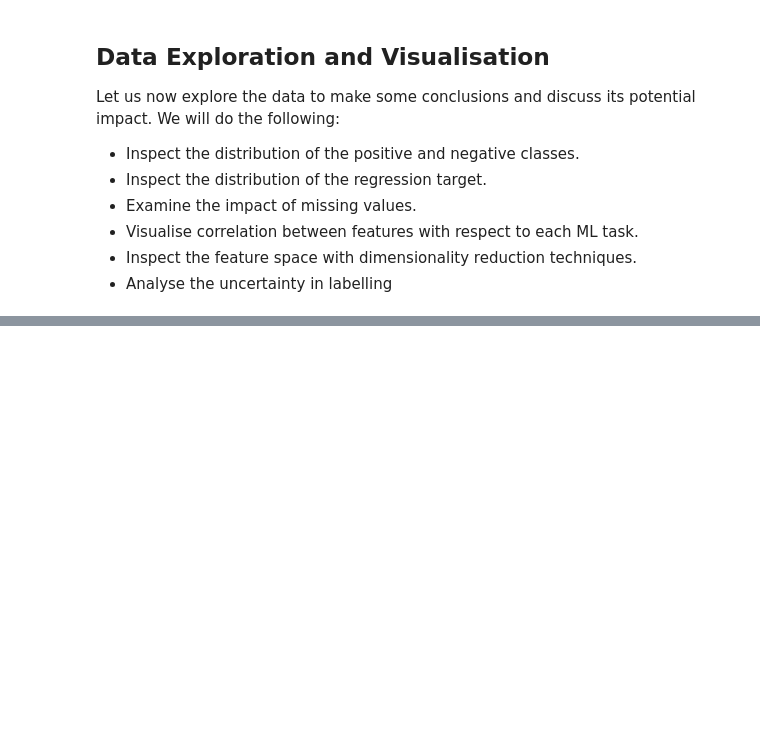
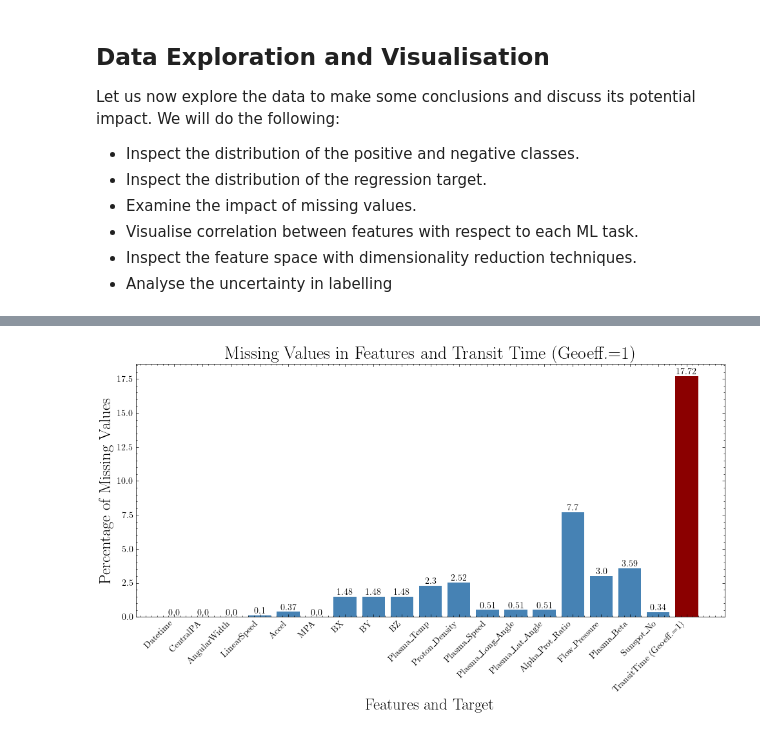
Before and after one commit to yusufmspahi/IBM-Z-Datathon-2024, a Jupyter notebook: data_preprocessing.ipynb, the cells around one changed output, grey strips where cells are left out. Saved outputs shown, nothing was run; the diff lists cells and outputs as text; code cells hidden in the pictures; blank space fills up the shorter version.

```diff
--- a/data_preprocessing.ipynb
+++ b/data_preprocessing.ipynb
@@ -273,0 +321,33 @@ plt.show()
+# %%
+# Calculate missing values in the features_df
+missing_values_features = features_df.isnull().sum()
+missing_percentage_features = (missing_values_features / len(features_df)) * 100
+
+# Calculate missing values in 'TransitTime' for Geoeffective = 1
+geoeffective_1 = merged_df[merged_df['Geoeffective'] == 1]  # Filter Geoeffective = 1
+missing_transit_time_geoeff_1 = geoeffective_1['TransitTime'].isnull().sum()
+missing_percentage_transit_time_geoeff_1 = (missing_transit_time_geoeff_1 / len(geoeffective_1)) * 100
+
+# Combine the two sets of data into one for plotting
+combined_labels = list(missing_percentage_features.index) + ['TransitTime (Geoeff.=1)']
+combined_values = list(missing_percentage_features) + [missing_percentage_transit_time_geoeff_1]
+
+# Plot the combined data
+plt.figure(figsize=(10, 6))
+bars = plt.bar(combined_labels, combined_values, color=['steelblue'] * len(missing_percentage_features) + ['darkred'])
+
+# Add labels and title
+plt.title('Missing Values in Features and Transit Time (Geoeff.=1)', fontsize=20)
+plt.xlabel('Features and Target', fontsize=18)
+plt.ylabel('Percentage of Missing Values', fontsize=18)
+plt.xticks(rotation=45, ha='right')
+
+# Display the values on top of the bars for clarity
+for bar in bars:
+    yval = bar.get_height()
+    plt.text(bar.get_x() + bar.get_width()/2, yval, round(yval, 2), ha='center', va='bottom')
+
+plt.tight_layout()
+plt.show()
+# %% [output]
+[figure, added]
```
Also changed, not shown: parts of 20 cells of this notebook.
